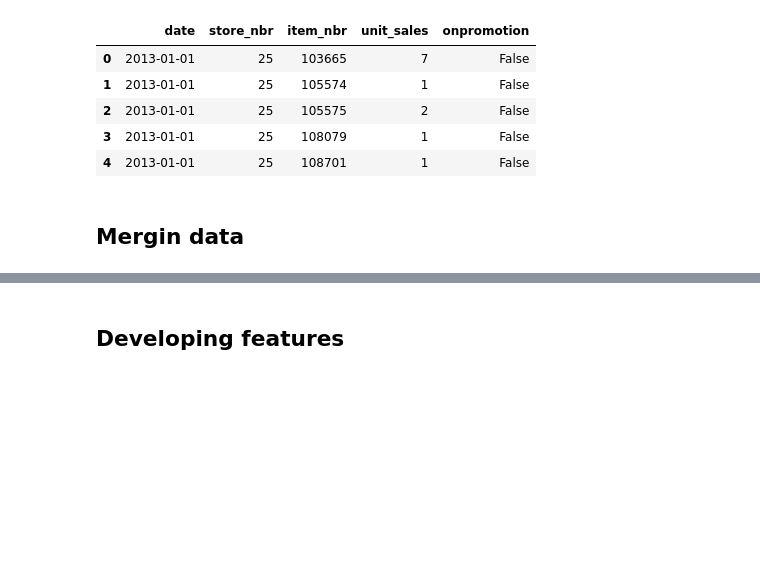
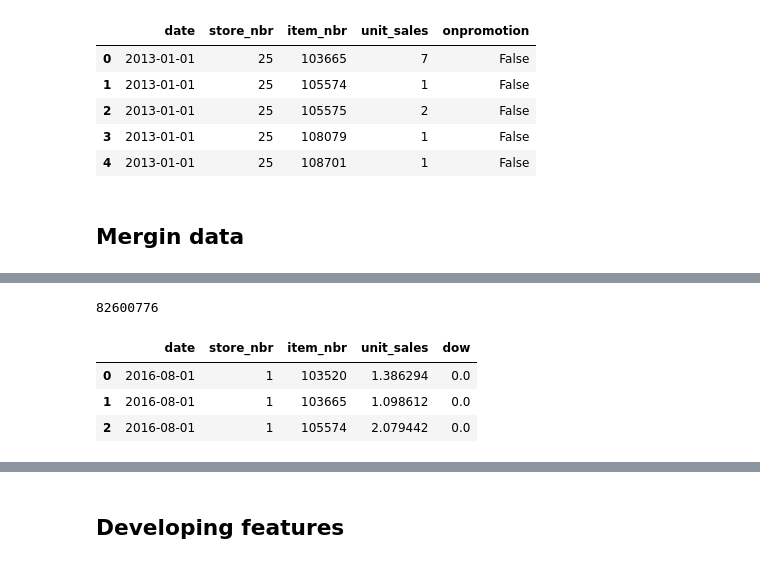
Before and after one commit to mayankaggarwal/SharedData, a Jupyter notebook: CompetitionsScripts/CorporationGrocerySalesPrediction.ipynb, the cells around one changed output, grey strips where cells are left out. Drawn from its saved outputs; the diff is of its cells as text; code cells hidden in the pictures; blank space fills up the shorter version.

```diff
--- a/CompetitionsScripts/CorporationGrocerySalesPrediction.ipynb
+++ b/CompetitionsScripts/CorporationGrocerySalesPrediction.ipynb
@@ -276,0 +296,4 @@ trans.head(3)
+# %%
+df_train.loc[(df_train.unit_sales<0),'unit_sales'] = 0 # eliminate negatives
+df_train['unit_sales'] =  df_train['unit_sales'].apply(pd.np.log1p) #logarithm conversion
+df_train['dow'] = df_train['date'].dt.dayofweek
@@ -276,0 +304,4 @@ trans.head(3)
+# %%
+len(u_items)*len(u_stores)*len(u_dates)
+# %% [output]
+82600776
@@ -276,0 +324,8 @@ trans.head(3)
+# %%
+#lastdate
+df_train.head(3)
+# %% [output]
+|  | date | store_nbr | item_nbr | unit_sales | dow |
+| 0 | 2016-08-01 | 1 | 103520 | 1.386294 | 0.0 |
+| 1 | 2016-08-01 | 1 | 103665 | 1.098612 | 0.0 |
+| 2 | 2016-08-01 | 1 | 105574 | 2.079442 | 0.0 |
```
Also changed, not shown: parts of 28 cells of this notebook, 2 other files.
